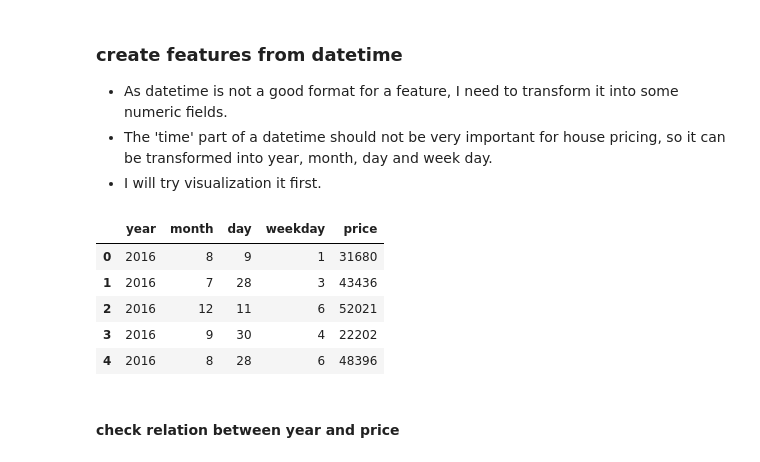
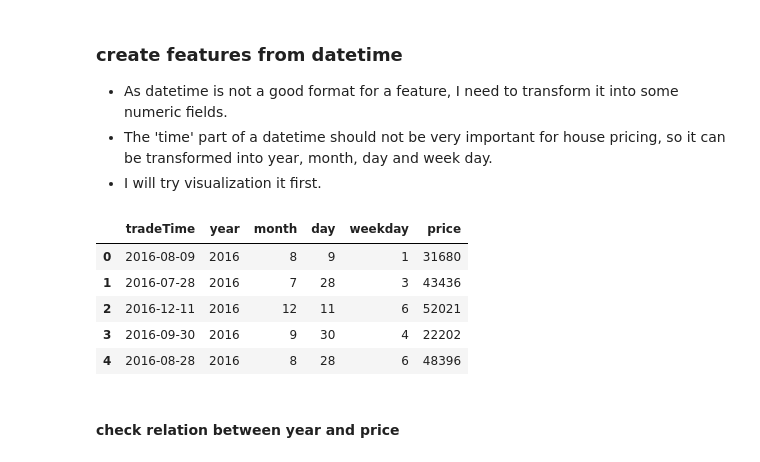
Before and after one commit to edwardzjl/Coursera_Capstone, a Jupyter notebook: final-local.ipynb, the cells around one changed output. Cells and saved outputs as stored; diff of their text form; code cells hidden in the pictures.

```diff
--- a/final-local.ipynb
+++ b/final-local.ipynb
@@ -521,21 +441,18 @@ def get_day(my_datetime):
 def get_weekday(my_datetime):
     return my_datetime.weekday()
 # %%
-df_tmp = pd.DataFrame(
-    dict(
-        year=df['tradeTime'].apply(get_year),
-        month=df['tradeTime'].apply(get_month),
-        day=df['tradeTime'].apply(get_day),
-        weekday=df['tradeTime'].apply(get_weekday),
-        price=df['price']))
-df_tmp.head()
+df['year'] = df['tradeTime'].apply(get_year)
+df['month'] = df['tradeTime'].apply(get_month)
+df['day'] = df['tradeTime'].apply(get_day)
+df['weekday'] = df['tradeTime'].apply(get_weekday)
+df[['tradeTime', 'year', 'month', 'day', 'weekday', 'price']].head()
 # %% [output]
-|  | year | month | day | weekday | price |
-| 0 | 2016 | 8 | 9 | 1 | 31680 |
-| 1 | 2016 | 7 | 28 | 3 | 43436 |
-| 2 | 2016 | 12 | 11 | 6 | 52021 |
-| 3 | 2016 | 9 | 30 | 4 | 22202 |
-| 4 | 2016 | 8 | 28 | 6 | 48396 |
+|  | tradeTime | year | month | day | weekday | price |
+| 0 | 2016-08-09 | 2016 | 8 | 9 | 1 | 31680 |
+| 1 | 2016-07-28 | 2016 | 7 | 28 | 3 | 43436 |
+| 2 | 2016-12-11 | 2016 | 12 | 11 | 6 | 52021 |
+| 3 | 2016-09-30 | 2016 | 9 | 30 | 4 | 22202 |
+| 4 | 2016-08-28 | 2016 | 8 | 28 | 6 | 48396 |
 # %% [markdown]
 #### check relation between year and price
 # %%
```
Also changed, not shown: parts of 38 cells of this notebook, 1 other file.
